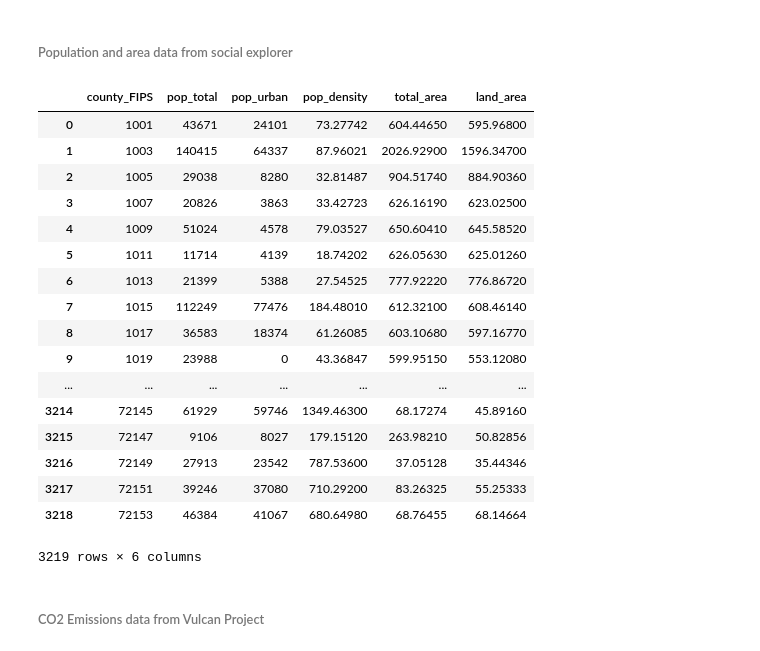
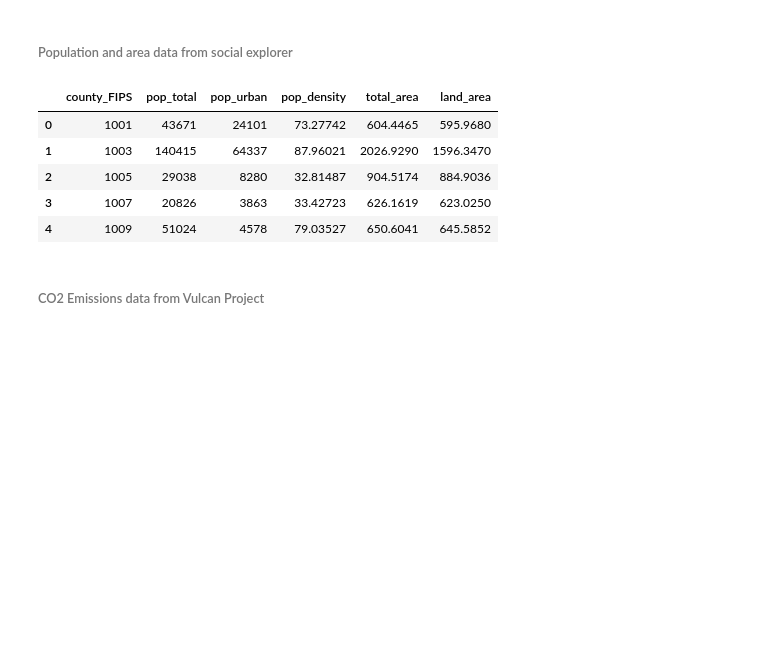
Before and after one commit to pvarsh/foundations-a4, a Jupyter notebook: assignment-4.ipynb, the cells around one changed output. Cells and saved outputs as stored; diff of their text form; code cells hidden in the pictures; blank space fills up the shorter version.

```diff
--- a/assignment-4.ipynb
+++ b/assignment-4.ipynb
@@ -61,51 +69,39 @@ with open(fileIn) as f:
     headerDict = {line1[i]: line2[i] for i in range(len(line2))}
 
 variablesToKeep = ['FIPS', 'Total Population', 'Urban', 'Population Density (per sq. mile)', 'Area Total', 'Area (Land)']
 
 ### read into DataFrame
 with open(fileIn, 'r') as f:
     demograph = pd.read_csv(f, header = 1)
 
 ### rename columns using first header
 demograph.columns = line1
 
 ### drop many columns
 demograph = demograph[variablesToKeep]
 
 ### rename remaining columns
 demograph.columns = [u'county_FIPS',
                      u'Total Population',
                      u'Total Population',
                      u'pop_total',
                      u'pop_urban',
                      u'pop_density',
                      u'total_area',
                      u'Area (Land)',
                      u'Area (Land)',
                      u'land_area']
 
 ### drop redundant columns
 demograph.drop([u'Total Population', u'Area (Land)'], axis = 1, inplace = True)
-demograph
+demograph.head()
 # %% [output]
 |  | county_FIPS | pop_total | pop_urban | pop_density | total_area | land_area |
-| 0 | 1001 | 43671 | 24101 | 73.27742 | 604.44650 | 595.96800 |
-| 1 | 1003 | 140415 | 64337 | 87.96021 | 2026.92900 | 1596.34700 |
-| 2 | 1005 | 29038 | 8280 | 32.81487 | 904.51740 | 884.90360 |
-| 3 | 1007 | 20826 | 3863 | 33.42723 | 626.16190 | 623.02500 |
-| 4 | 1009 | 51024 | 4578 | 79.03527 | 650.60410 | 645.58520 |
-| 5 | 1011 | 11714 | 4139 | 18.74202 | 626.05630 | 625.01260 |
-| 6 | 1013 | 21399 | 5388 | 27.54525 | 777.92220 | 776.86720 |
-| 7 | 1015 | 112249 | 77476 | 184.48010 | 612.32100 | 608.46140 |
-| 8 | 1017 | 36583 | 18374 | 61.26085 | 603.10680 | 597.16770 |
-| 9 | 1019 | 23988 | 0 | 43.36847 | 599.95150 | 553.12080 |
-| ... | ... | ... | ... | ... | ... | ... |
-| 3214 | 72145 | 61929 | 59746 | 1349.46300 | 68.17274 | 45.89160 |
-| 3215 | 72147 | 9106 | 8027 | 179.15120 | 263.98210 | 50.82856 |
-| 3216 | 72149 | 27913 | 23542 | 787.53600 | 37.05128 | 35.44346 |
-| 3217 | 72151 | 39246 | 37080 | 710.29200 | 83.26325 | 55.25333 |
-| 3218 | 72153 | 46384 | 41067 | 680.64980 | 68.76455 | 68.14664 |
+| 0 | 1001 | 43671 | 24101 | 73.27742 | 604.4465 | 595.9680 |
+| 1 | 1003 | 140415 | 64337 | 87.96021 | 2026.9290 | 1596.3470 |
+| 2 | 1005 | 29038 | 8280 | 32.81487 | 904.5174 | 884.9036 |
+| 3 | 1007 | 20826 | 3863 | 33.42723 | 626.1619 | 623.0250 |
+| 4 | 1009 | 51024 | 4578 | 79.03527 | 650.6041 | 645.5852 |
-3219 rows × 6 columns
 # %% [markdown]
 ###### CO2 Emissions data from Vulcan Project
 # %%
```
Also changed, not shown: parts of 20 cells of this notebook.
